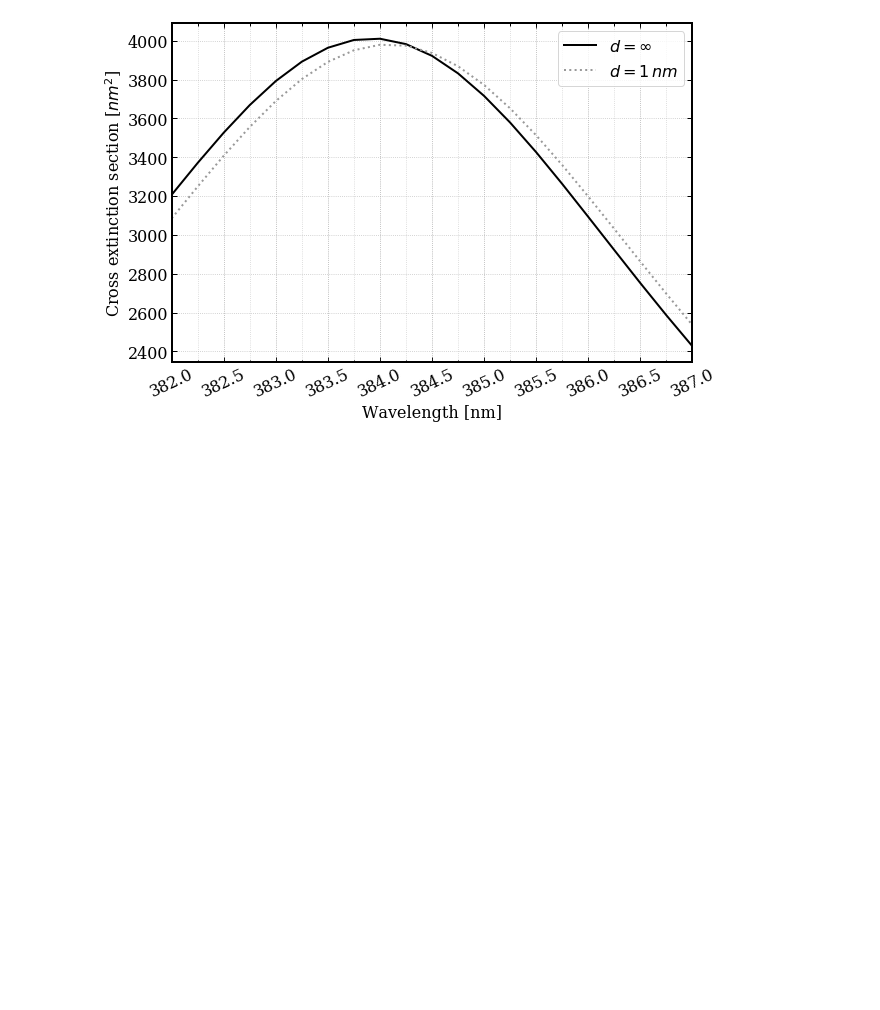
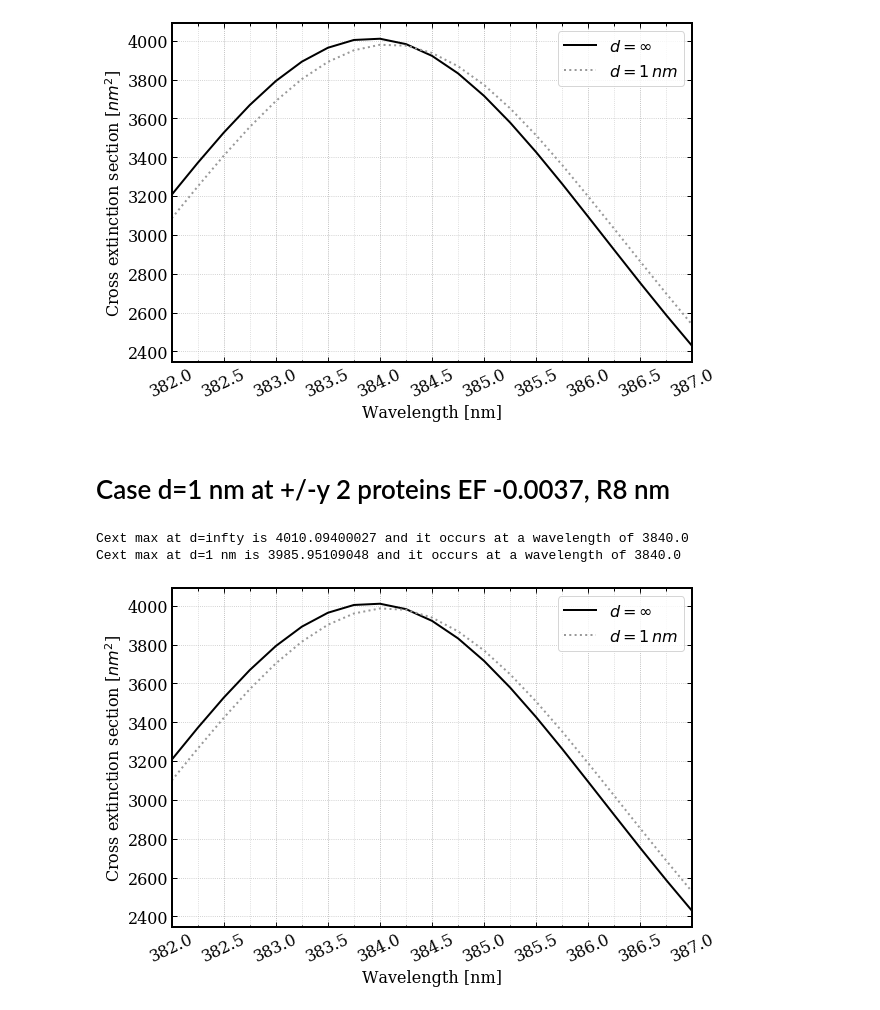
Before and after one commit to barbagroup/pygbe_lspr, a Jupyter notebook: analysis_notebooks/BSA_sensor_R8_cext_wave.ipynb, the cells around one changed output. Drawn from its saved outputs; the diff is of its cells as text; code cells hidden in the pictures; blank space fills up the shorter version.

```diff
--- a/analysis_notebooks/BSA_sensor_R8_cext_wave.ipynb
+++ b/analysis_notebooks/BSA_sensor_R8_cext_wave.ipynb
@@ -125,3 +149,15 @@ report(s_file_x, p_file_x, fig_name_x)
 Cext max at d=infty is 4010.09400027 and it occurs at a wavelength of 3840.0
 Cext max at d=1 nm is 3979.0490072 and it occurs at a wavelength of 3840.0
 [figure]
+# %% [markdown]
+# Case d=1 nm at +/-y 2 proteins   EF -0.0037,  R8 nm
+# %%
+s_file_y = '../data/wave_cext_d_prot_sensor/test_join_sort/BSA_sensorR80_d=1_2py/BSA_sensorR80_d=infty_ef0.0037_total.txt'
+p_file_y = '../data/wave_cext_d_prot_sensor/test_join_sort/BSA_sensorR80_d=1_2py/BSA_sensorR80_2py_d=1_00_total.txt'
+fig_name_y = '2py_ef-0.0037_R8nm'
+# %%
+report(s_file_y, p_file_y, fig_name_y)
+# %% [output]
+Cext max at d=infty is 4010.09400027 and it occurs at a wavelength of 3840.0
+Cext max at d=1 nm is 3985.95109048 and it occurs at a wavelength of 3840.0
+[figure, added]
```
Also changed, not shown: parts of 6 cells of this notebook, 18 other files.
